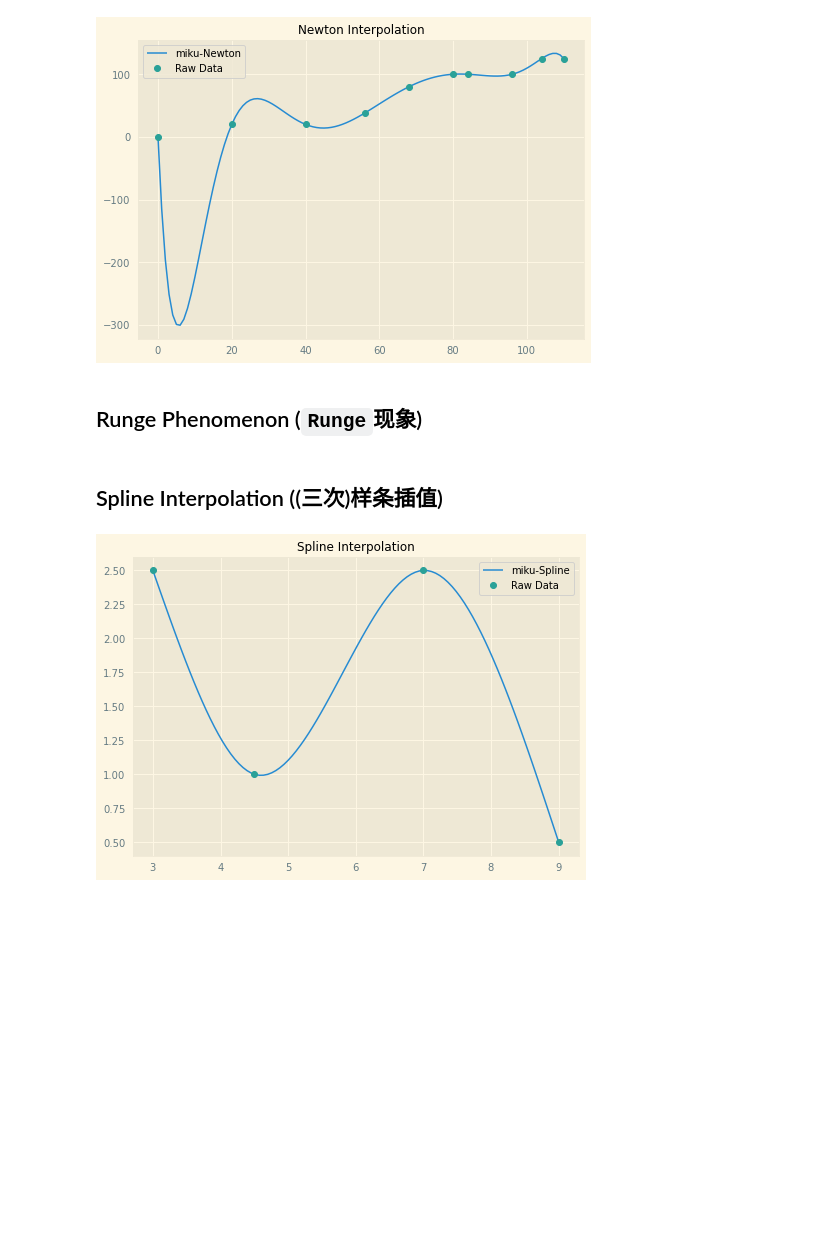
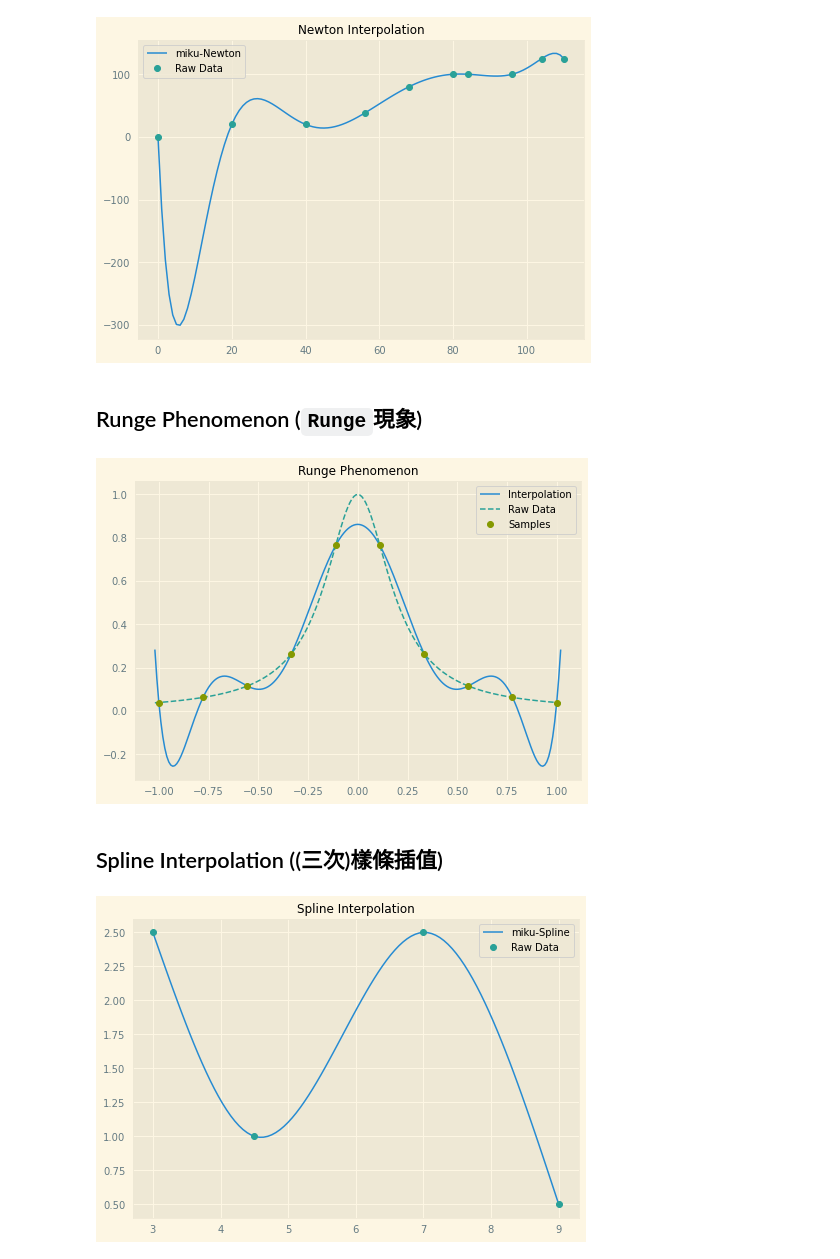
Before and after one commit to sandyzikun/mikutoolkit, a Jupyter notebook: testing-numerical-algebra.ipynb, the cells around one changed output. Saved outputs shown, nothing was run; the diff lists cells and outputs as text; code cells hidden in the pictures; blank space fills up the shorter version.

```diff
--- a/testing-numerical-algebra.ipynb
+++ b/testing-numerical-algebra.ipynb
@@ -93,7 +93,22 @@ plt.show()
 # %% [output]
 [figure]
 # %% [markdown]
-## Runge Phenomenon (`Runge`现象)
+## Runge Phenomenon (`Runge`現象)
+# %%
+f_runge = lambda x : 1. / (1. + 25. * (x ** 2))
+runge_scatters = np.zeros(( 10 , 2 ))
+runge_scatters[ : , 0 ] += np.linspace(-1., 1., 10, endpoint=True)
+runge_scatters[ : , 1 ] += f_runge(runge_scatters[ : , 0 ])
+polyrungeint = miku.heartland.orbitdance.poly_newton(runge_scatters)
+runge_x = np.arange(-1.02, 1.02 + .01, .01)
+polyrungeint.plot(runge_x, label="Interpolation")
+plt.plot(runge_x, f_runge(runge_x), "--", label="Raw Data")
+plt.plot(runge_scatters[ : , 0 ], runge_scatters[ : , 1 ], "o", label="Samples")
+plt.legend()
+plt.title("Runge Phenomenon")
+plt.show()
+# %% [output]
+[figure, added]
 # %% [markdown]
-## Spline Interpolation ((三次)样条插值)
+## Spline Interpolation ((三次)樣條插值)
 # %%
```
Also changed, not shown: parts of 14 cells of this notebook, 5 other files.
